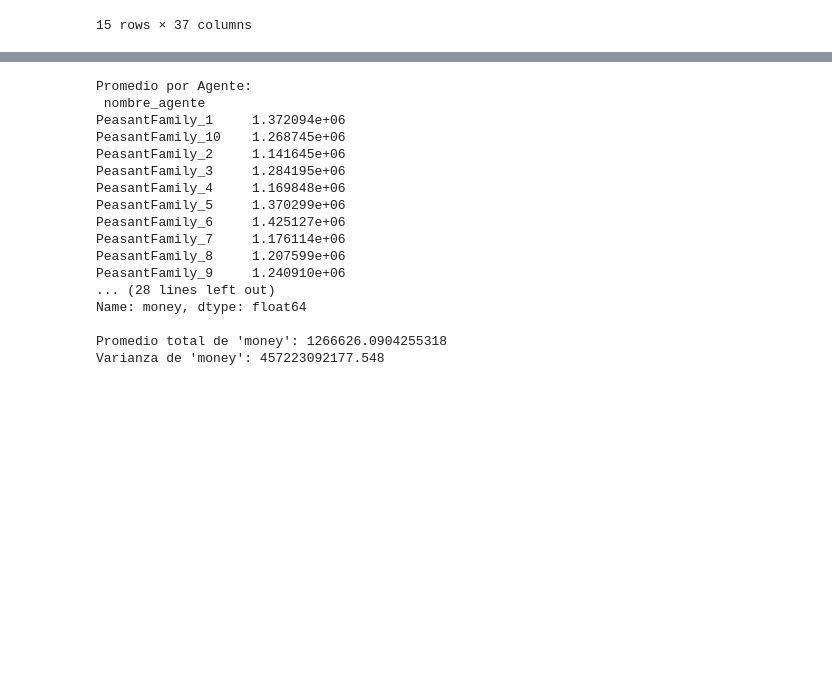
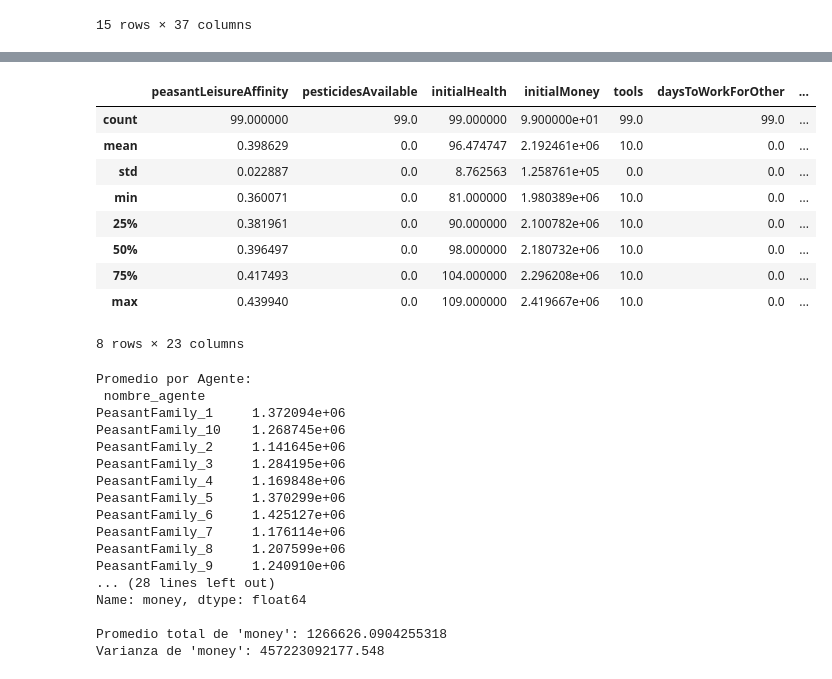
Before and after one commit to SIDRePUJ/wpsSimulator, a Jupyter notebook: src/main/resources/test01.ipynb, the cells around one changed output, grey strips where cells are left out. Saved outputs shown, nothing was run; the diff lists cells and outputs as text; code cells hidden in the pictures; blank space fills up the shorter version.

```diff
--- a/src/main/resources/test01.ipynb
+++ b/src/main/resources/test01.ipynb
@@ -211,5 +211,18 @@ Varianza de 'money': 390182563045.3397
 # %%
 emotions.to_csv("emotions.csv")
+# %%
+emotions.describe()
+# %% [output]
+|  | peasantLeisureAffinity | pesticidesAvailable | initialHealth | initialMoney | tools | daysToWorkForOther | ... |
+| count | 99.000000 | 99.0 | 99.000000 | 9.900000e+01 | 99.0 | 99.0 | ... |
+| mean | 0.398629 | 0.0 | 96.474747 | 2.192461e+06 | 10.0 | 0.0 | ... |
+| std | 0.022887 | 0.0 | 8.762563 | 1.258761e+05 | 0.0 | 0.0 | ... |
+| min | 0.360071 | 0.0 | 81.000000 | 1.980389e+06 | 10.0 | 0.0 | ... |
+| 25% | 0.381961 | 0.0 | 90.000000 | 2.100782e+06 | 10.0 | 0.0 | ... |
+| 50% | 0.396497 | 0.0 | 98.000000 | 2.180732e+06 | 10.0 | 0.0 | ... |
+| 75% | 0.417493 | 0.0 | 104.000000 | 2.296208e+06 | 10.0 | 0.0 | ... |
+| max | 0.439940 | 0.0 | 109.000000 | 2.419667e+06 | 10.0 | 0.0 | ... |
+8 rows × 23 columns
 # %%
 noemotions = procesar_archivos('noemotions/')
 calculos(noemotions)
```
Also changed, not shown: parts of 1 cell of this notebook, 54 other files.
